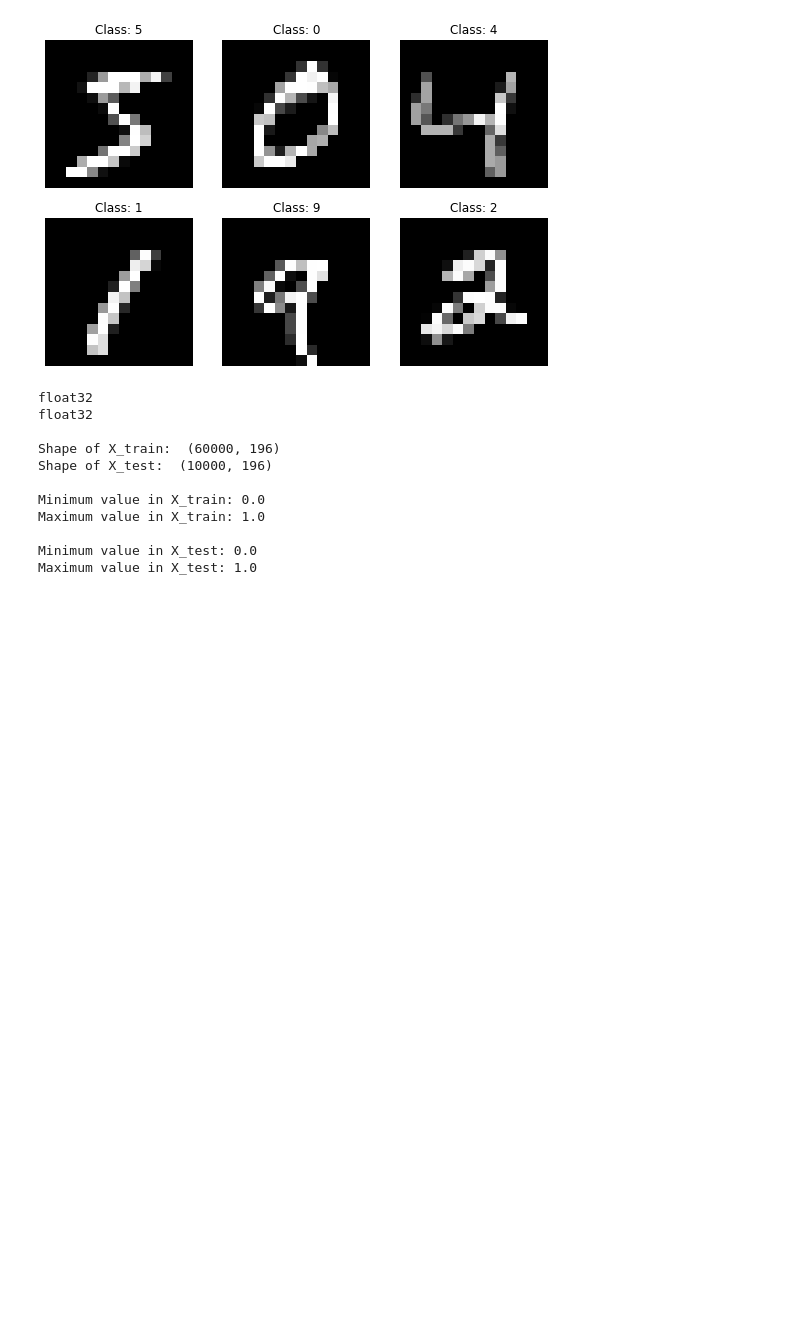
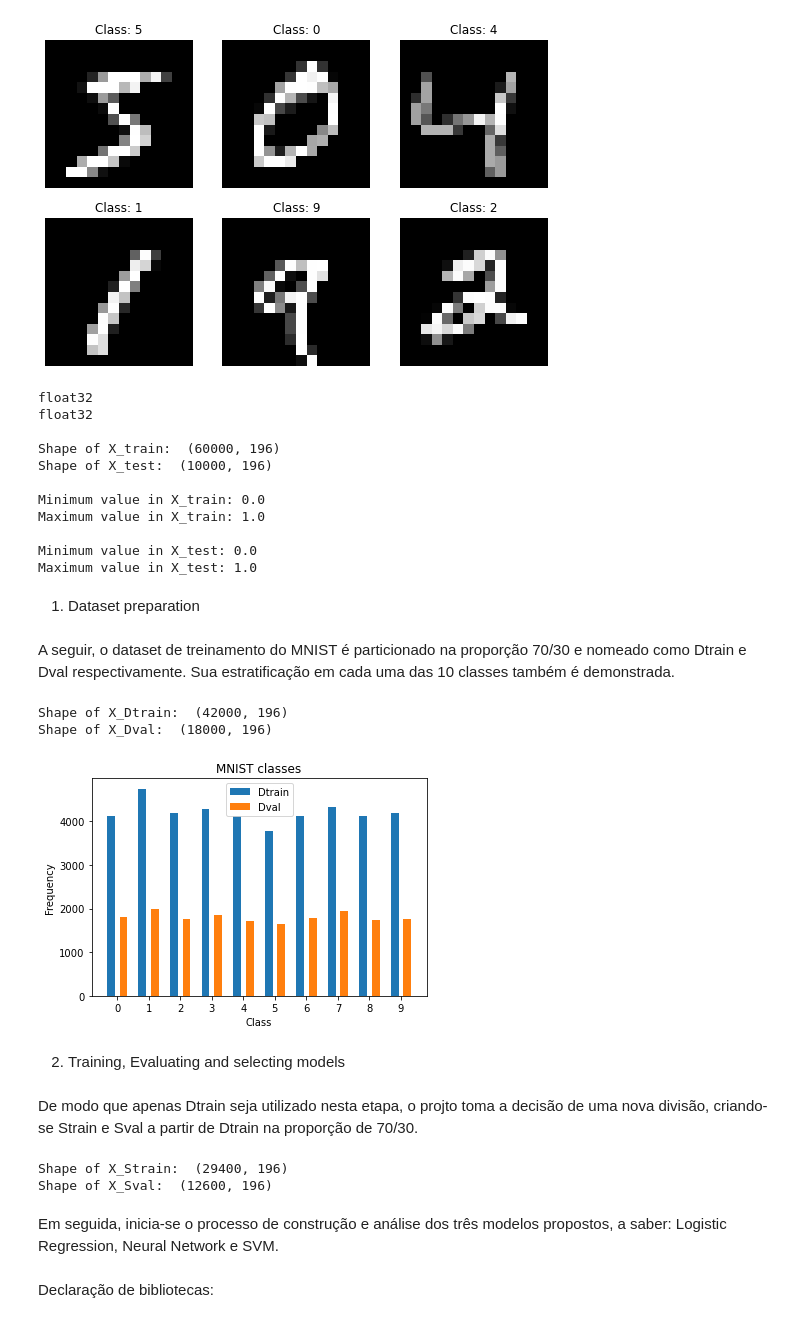
Before and after one commit to cirobr/mac5832-aprendizado-maquina, a Jupyter notebook: ep04/ep04.ipynb, the cells around one changed output. Cells and saved outputs as stored; diff of their text form; code cells hidden in the pictures; blank space fills up the shorter version.

```diff
--- a/ep04/ep04.ipynb
+++ b/ep04/ep04.ipynb
@@ -100,3 +100,57 @@ Maximum value in X_train: 1.0
 
 Minimum value in X_test: 0.0
 Maximum value in X_test: 1.0
+# %% [markdown]
+1. Dataset preparation
+# %% [markdown]
+A seguir, o dataset de treinamento do MNIST é particionado na proporção 70/30 e nomeado como Dtrain e Dval respectivamente. Sua estratificação em cada uma das 10 classes também é demonstrada.
+# %%
+from sklearn.model_selection import train_test_split
+
+seed = 42   # fix seed to make results repeatable
+X_Dtrain, X_Dval, y_Dtrain, y_Dval = train_test_split(X_train,
+                                                      y_train,
+                                                      test_size=0.30,
+                                                      random_state=seed)
+
+print("\nShape of X_Dtrain: ", X_Dtrain.shape)
+print("Shape of X_Dval: ", X_Dval.shape)
+
+# check for stratification in Dtrain and Dval
+unique_t, counts_t = np.unique(y_Dtrain, return_counts=True)
+unique_v, counts_v = np.unique(y_Dval, return_counts=True)
+
+fig, ax = plt.subplots()
+rects1 = ax.bar(unique_t - 0.2, counts_t, 0.25, label='Dtrain')
+rects2 = ax.bar(unique_v + 0.2, counts_v, 0.25, label='Dval')
+ax.legend()
+ax.set_xticks(unique_t)
+ax.set_xticklabels(labels)
+
+plt.title('MNIST classes')
+plt.xlabel('Class')
+plt.ylabel('Frequency')
+plt.show()
+# %% [output]
+Shape of X_Dtrain:  (42000, 196)
+Shape of X_Dval:  (18000, 196)
+[figure, added]
+# %% [markdown]
+2. Training, Evaluating and selecting models
+# %% [markdown]
+De modo que apenas Dtrain seja utilizado nesta etapa, o projto toma a decisão de uma nova divisão, criando-se Strain e Sval a partir de Dtrain na proporção de 70/30.
+# %%
+# Dtrain split in 70 / 30
+X_Strain, X_Sval, y_Strain, y_Sval = train_test_split(X_Dtrain,
+                                                      y_Dtrain,
+                                                      test_size=0.30,
+                                                      random_state=seed)
+print("\nShape of X_Strain: ", X_Strain.shape)
+print("Shape of X_Sval: ", X_Sval.shape)
+# %% [output]
+Shape of X_Strain:  (29400, 196)
+Shape of X_Sval:  (12600, 196)
+# %% [markdown]
+Em seguida, inicia-se o processo de construção e análise dos três modelos propostos, a saber: Logistic Regression, Neural Network e SVM.
+# %% [markdown]
+Declaração de bibliotecas:
```
Also changed, not shown: parts of 19 cells of this notebook, 1 other file.
